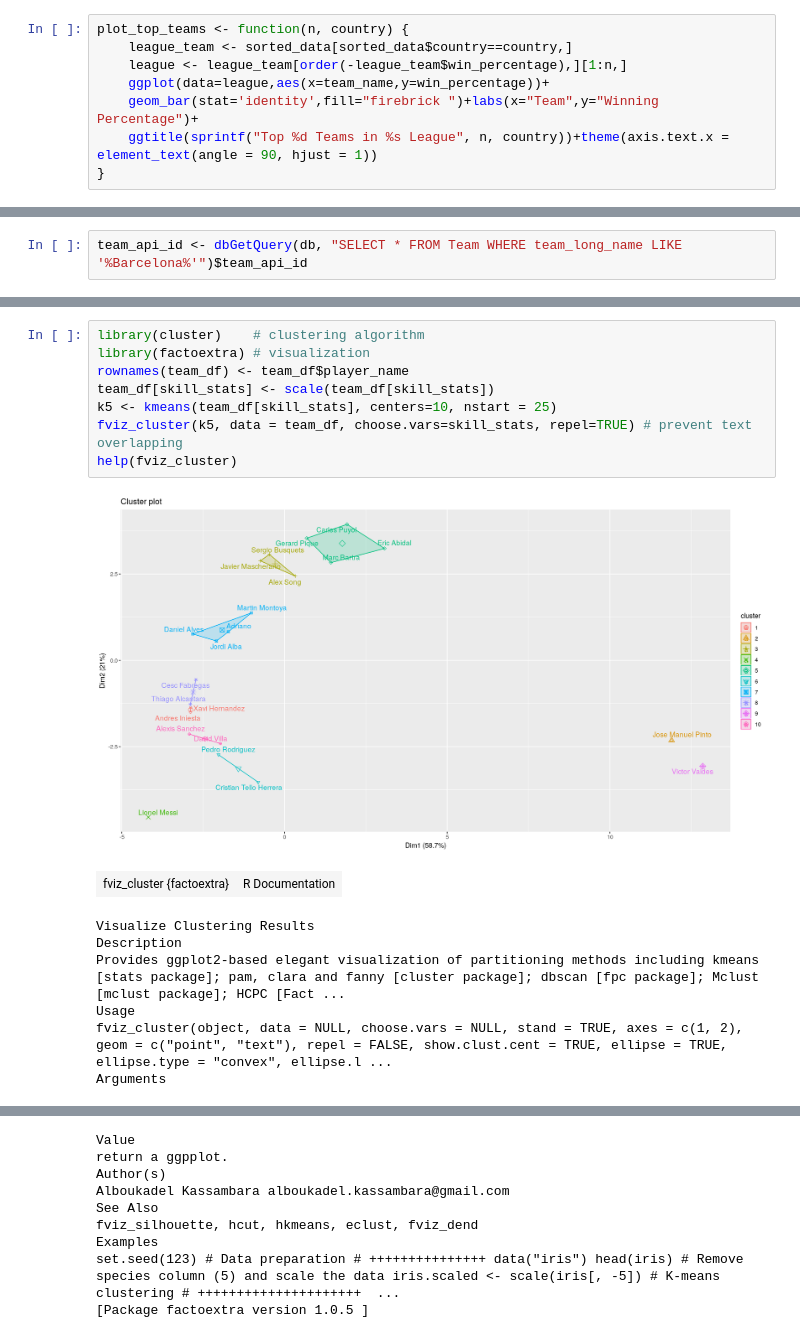
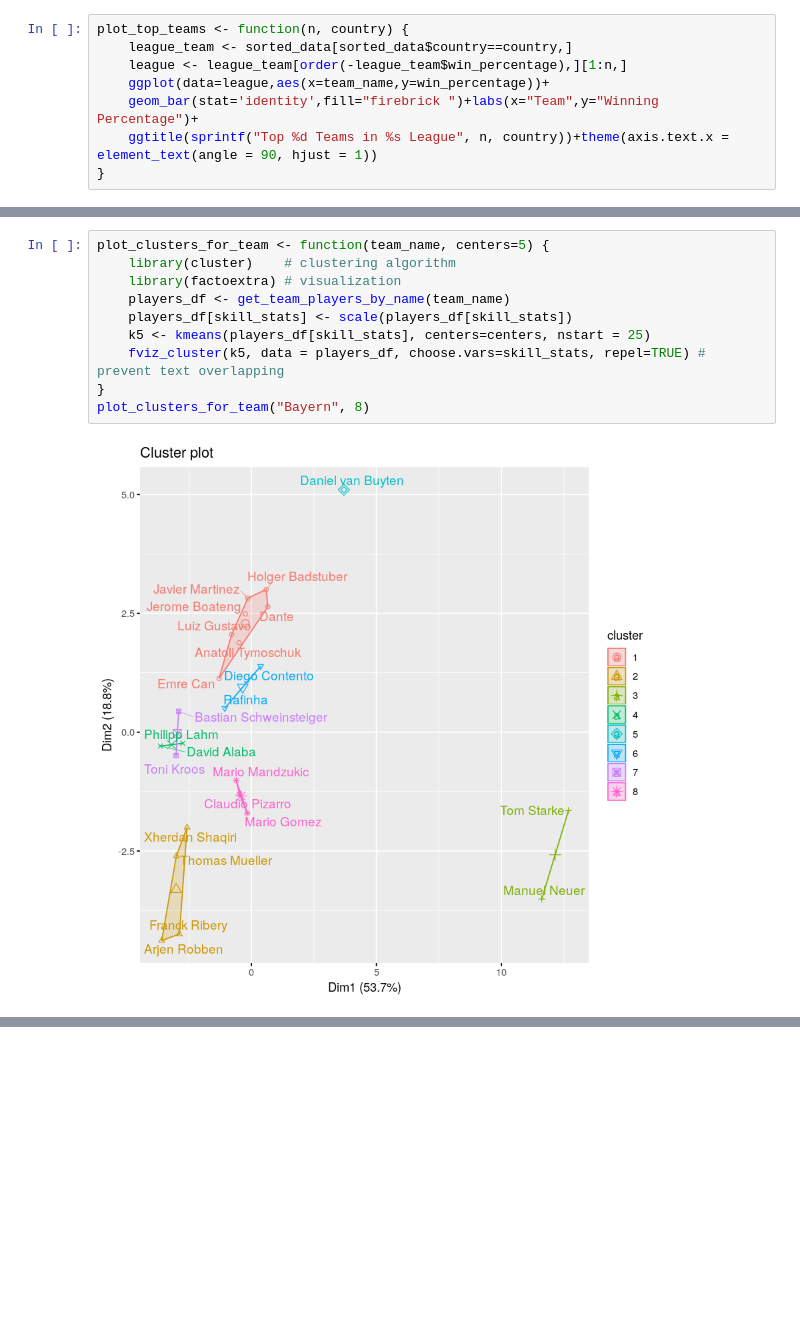
Before and after one commit to alexandruionascu/uvt, a Jupyter notebook: data_analysis_R/Project.ipynb, the cells around one changed output, grey strips where cells are left out. Cells and saved outputs as stored; diff of their text form; blank space fills up the shorter version.

```diff
--- a/data_analysis_R/Project.ipynb
+++ b/data_analysis_R/Project.ipynb
@@ -160,3 +197 @@ plot_top_teams(10, "England")
-# %%
-team_api_id <- dbGetQuery(db, "SELECT * FROM Team WHERE team_long_name LIKE '%Barcelona%'")$team_api_id
 # %%
@@ -206,17 +238,12 @@ standing_tackle 0.03685432  0.927494875 -0.36198208 -0.08581371
 # %%
-library(cluster)    # clustering algorithm
-library(factoextra) # visualization
-rownames(team_df) <- team_df$player_name
-team_df[skill_stats] <- scale(team_df[skill_stats])
-k5 <- kmeans(team_df[skill_stats], centers=10, nstart = 25)
-fviz_cluster(k5, data = team_df, choose.vars=skill_stats, repel=TRUE) # prevent text overlapping
-help(fviz_cluster)
+plot_clusters_for_team <- function(team_name, centers=5) {
+    library(cluster)    # clustering algorithm
+    library(factoextra) # visualization
+    players_df <- get_team_players_by_name(team_name)
+    players_df[skill_stats] <- scale(players_df[skill_stats])
+    k5 <- kmeans(players_df[skill_stats], centers=centers, nstart = 25)
+    fviz_cluster(k5, data = players_df, choose.vars=skill_stats, repel=TRUE) # prevent text overlapping
+}
+plot_clusters_for_team("Bayern", 8)
 # %% [output]
-[figure, old version]
+[figure, new version]
-| fviz_cluster {factoextra} | R Documentation |
-Visualize Clustering Results
-Description
-Provides ggplot2-based elegant visualization of partitioning methods including kmeans [stats package]; pam, clara and fanny [cluster package]; dbscan [fpc package]; Mclust [mclust package]; HCPC [Fact ...
-Usage
-fviz_cluster(object, data = NULL, choose.vars = NULL, stand = TRUE, axes = c(1, 2), geom = c("point", "text"), repel = FALSE, show.clust.cent = TRUE, ellipse = TRUE, ellipse.type = "convex", ellipse.l ...
-Arguments
@@ -239,9 +249,0 @@ Arguments
-Value
-return a ggpplot.
-Author(s)
-Alboukadel Kassambara alboukadel.kassambara@gmail.com
-See Also
-fviz_silhouette, hcut, hkmeans, eclust, fviz_dend
-Examples
-set.seed(123) # Data preparation # +++++++++++++++ data("iris") head(iris) # Remove species column (5) and scale the data iris.scaled <- scale(iris[, -5]) # K-means clustering # +++++++++++++++++++++  ...
-[Package factoextra version 1.0.5 ]
```
Also changed, not shown: parts of 12 cells of this notebook.
